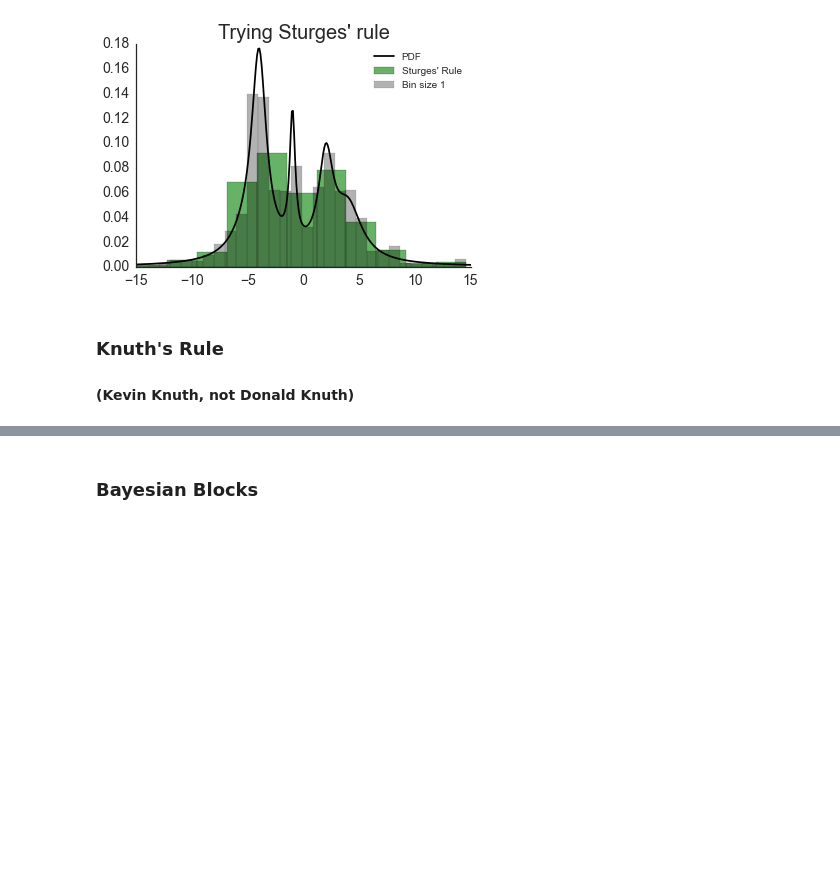
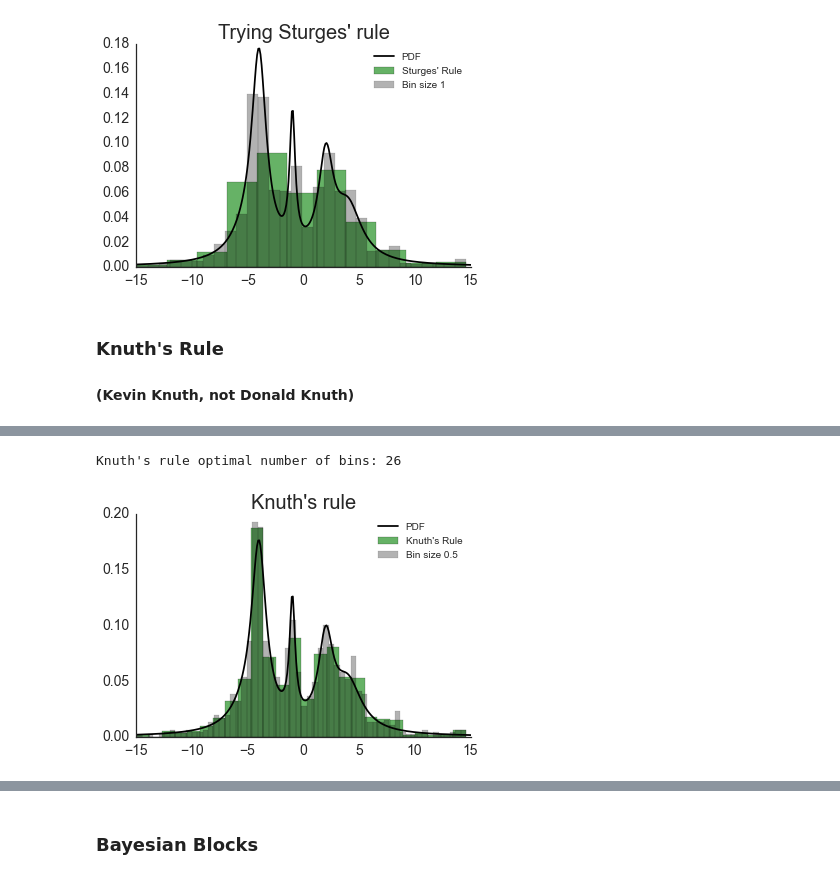
Before and after one commit to anzelpwj/Stats-week, a Jupyter notebook: Bayesian_blocks.ipynb, the cells around one changed output, grey strips where cells are left out. Drawn from its saved outputs; the diff is of its cells as text; code cells hidden in the pictures; blank space fills up the shorter version.

```diff
--- a/Bayesian_blocks.ipynb
+++ b/Bayesian_blocks.ipynb
@@ -94,0 +181,15 @@ Knuth's rule assumes that
+# %%
+optval_Knuth = optBINS(X_vals, 100)
+print("Knuth's rule optimal number of bins: %d" % optval_Knuth)
+# %% [output]
+Knuth's rule optimal number of bins: 26
+# %%
+plt.hist(X_vals, bins=optval_Knuth, normed=True, color='g', alpha=0.6, label="Knuth's Rule")
+plt.title("Knuth's rule", fontsize=20)
+plt.hist(X_vals, bins=60, normed=True, color='k', alpha=0.3, label='Bin size 0.5')
+plt.plot(X_sample, sample_dist, color='k', label='PDF')
+plt.legend()
+plt.tick_params(labelsize=14)
+sns.despine()
+# %% [output]
+[figure, added]
```
Also changed, not shown: parts of 10 cells of this notebook, 1 other file.
